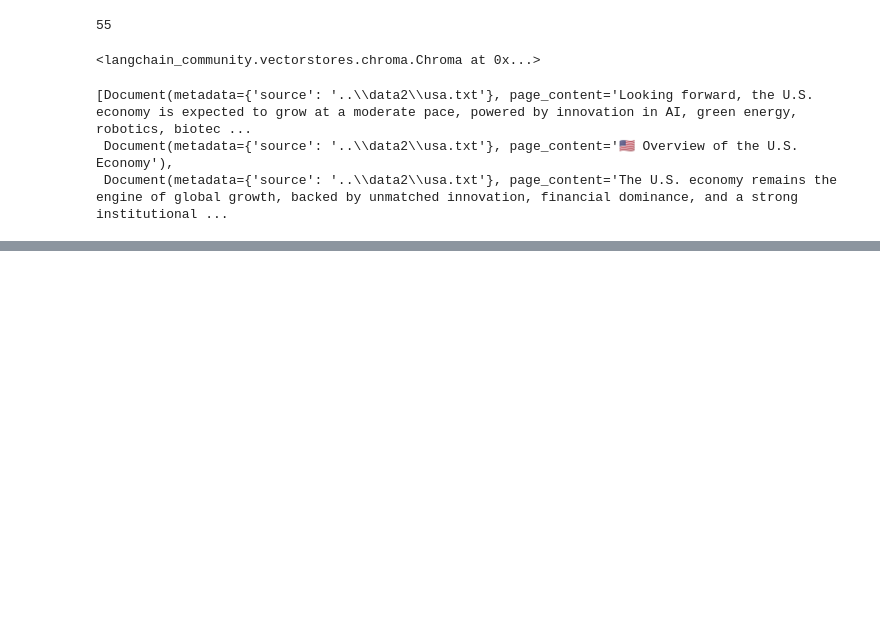
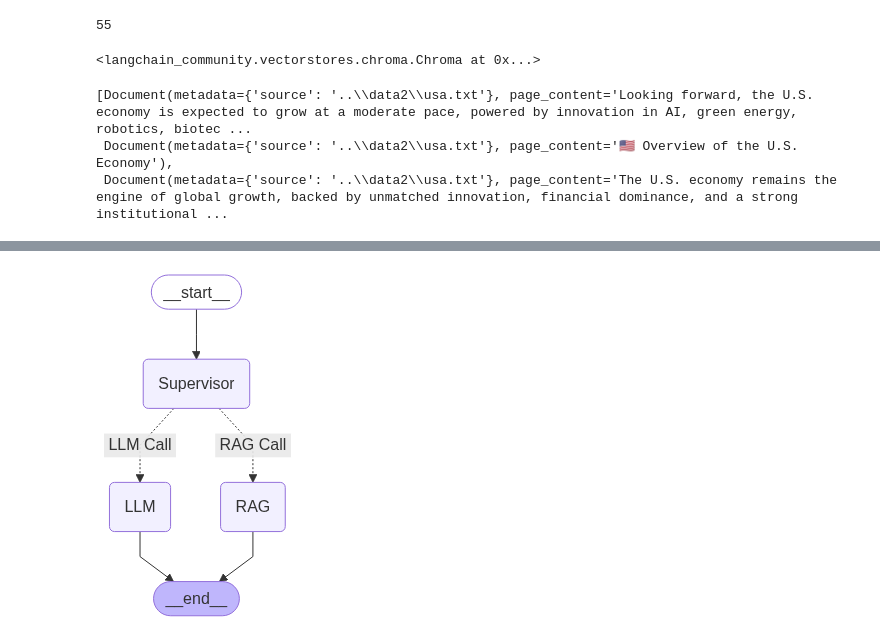
Before and after one commit to Sm1321/LANGGRAPH_FrameWork_Live, a Jupyter notebook: 2.Langgraph/2.Langgraph_2.ipynb, the cells around one changed output, grey strips where cells are left out. Drawn from its saved outputs; the diff is of its cells as text; code cells hidden in the pictures; blank space fills up the shorter version.

```diff
--- a/2.Langgraph/2.Langgraph_2.ipynb
+++ b/2.Langgraph/2.Langgraph_2.ipynb
@@ -113,0 +239,7 @@ retriever.invoke("industrial growth of usa?")
+# %%
+app = workflow.compile()
+# %%
+from IPython.display import Image,display
+display(Image(app.get_graph().draw_mermaid_png()))
+# %% [output]
+[figure, added]
```
Also changed, not shown: parts of 30 cells of this notebook.
